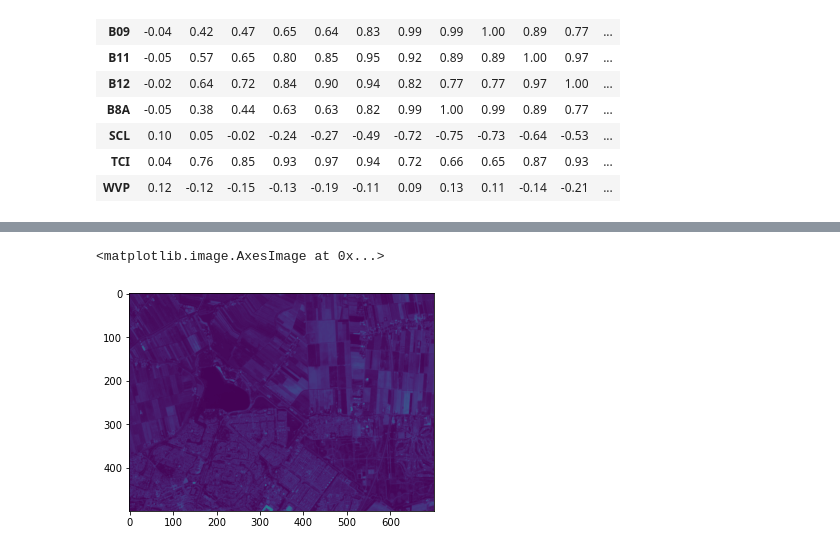
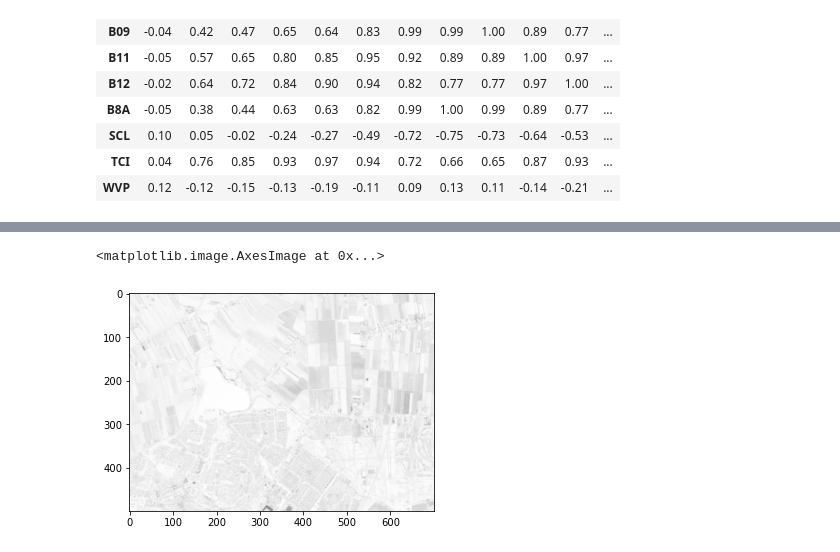
Before and after one commit to ondrej-vesely/GEO1001-hw2, a Jupyter notebook: hw2.ipynb, the cells around one changed output, grey strips where cells are left out. Cells and saved outputs as stored; diff of their text form; code cells hidden in the pictures.

Commit message:
crop test

```diff
--- a/hw2.ipynb
+++ b/hw2.ipynb
@@ -140,14 +143,14 @@ Label 5: 20647 occurences
 # %%
 # location of subset
 subset = (601200.0, 5773695.0, 700, 500)
 
 def crop(ds, x, y, row, col):
   row_off,col_off = ds.index(x,y)
   window = rasterio.windows.Window(col_off, row_off, row, col)
-  return ds.read(window=window)
+  return ds.read(window=window)[0]
 
 plt.imshow(
-  crop(r10m['B04'], *subset)[0])
+  crop(r10m['B04'], *subset), cmap='binary')
 # %% [output]
 <matplotlib.image.AxesImage at 0x...>
-[figure, old version]
+[figure, new version]
```
Also changed, not shown: parts of 5 cells of this notebook.
